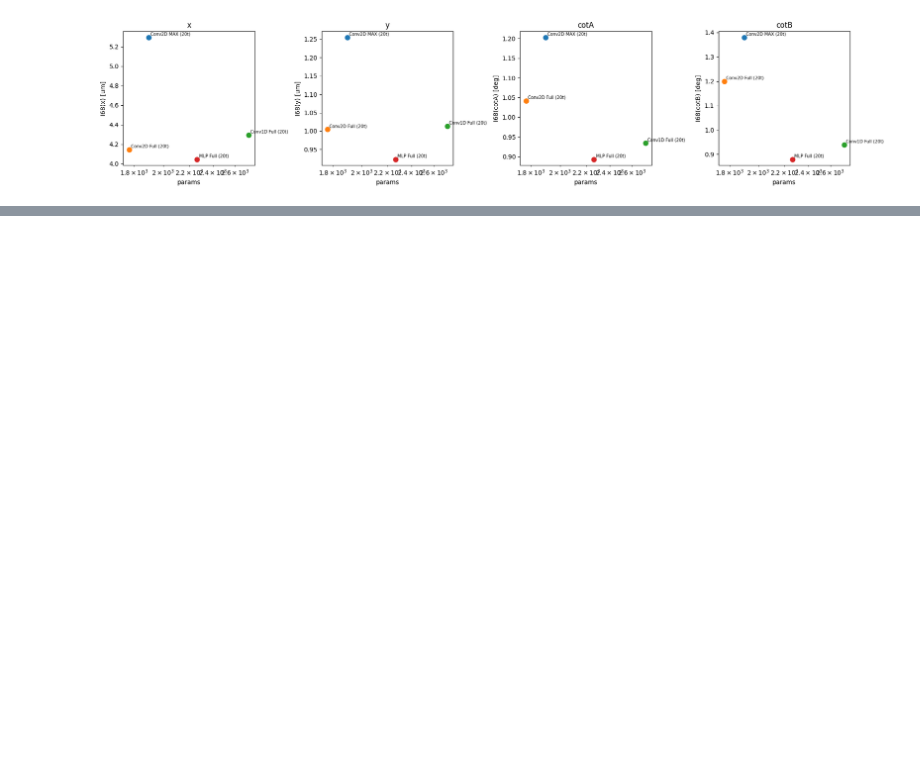
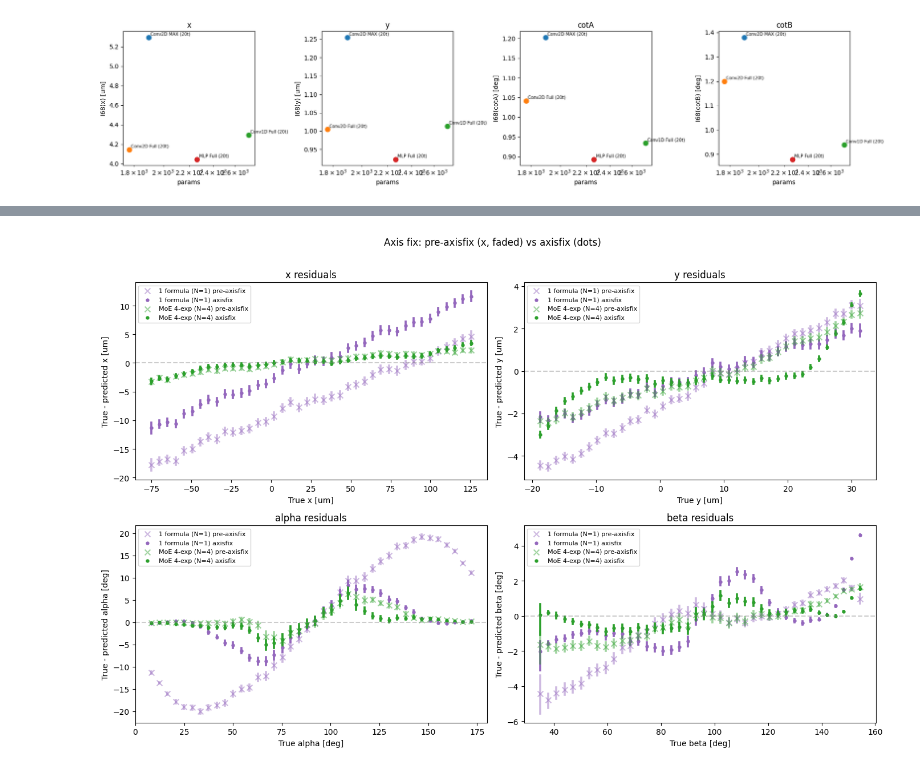
Before and after one commit to Kuang-Shiqi/smart-pixels-ml, a Jupyter notebook: compare_baselines_vs_symbolic.ipynb, the cells around one changed output, grey strips where cells are left out. Drawn from its saved outputs; the diff is of its cells as text; code cells hidden in the pictures; blank space fills up the shorter version.

```diff
--- a/compare_baselines_vs_symbolic.ipynb
+++ b/compare_baselines_vs_symbolic.ipynb
@@ -300,0 +346,98 @@ else:
+# %%
+#==============================================================================
+# A. AXIS FIX ONLY -- pre-axisfix vs axisfix. Nothing else on these plots.
+#    Self-contained: runs on its own, does not need the cells above.
+#==============================================================================
+import os, json, glob
+import numpy as np
+import pandas as pd
+import matplotlib.pyplot as plt
+import seaborn as sns
+
+SYM = "/depot/cms/private/users/kuang14/Smart_Pixel"
+AXIS_PAIRS = [
+    dict(name="1 formula (N=1)", color="tab:purple",
+         before=f"{SYM}/symbolic_ablation_nexp1", after=f"{SYM}/symbolic_axisfix_nexp1"),
+    dict(name="MoE 4-exp (N=4)", color="tab:green",
+         before=f"{SYM}/symbolic_ablation_nexp4", after=f"{SYM}/symbolic_axisfix_nexp4"),
+]
+AXIS_OUT = None          # e.g. "./plots_axisfix" to save PNGs, or None
+
+VARS = [("x", "x", "um"), ("y", "y", "um"), ("cotA", "alpha", "deg"), ("cotB", "beta", "deg")]
+
+def _load(d):
+    pq = sorted(glob.glob(os.path.join(d, "*_vars.parquet")))
+    assert pq, f"no *_vars.parquet in {d}"
+    ls = json.load(open(os.path.join(d, "labels_scale.json")))["labels_scale"]
+    return pd.read_parquet(pq[0]), np.asarray(ls, float)
+
+def _phys(df, ls, var):
+    """(true, pred) in physical units -- um for x/y, DEGREES for the angles."""
+    i = {"x": 0, "y": 1, "cotA": 2, "cotB": 3}[var]
+    if var in ("x", "y"):
+        return df[var + "true"].values * ls[i], df[var].values * ls[i]
+    deg = lambda c: np.degrees(np.arctan2(1.0, np.asarray(c, float)))
+    return deg(df[var + "true"].values * ls[i]), deg(df[var].values * ls[i])
+
+def _i68(r):
+    r = np.sort(np.asarray(r)[np.isfinite(r)])
+    n = len(r); k = int(np.ceil(0.68 * n))
+    return (r[-1] - r[0]) / 2.0 if k >= n else (r[k:] - r[:n - k]).min() / 2.0
+
+# ---- load ----
+runs = []
+for p in AXIS_PAIRS:
+    for stage, key, ls_style in [("before", "before", "--"), ("after", "after", "-")]:
+        if not os.path.isdir(p[key]):
+            print("MISSING (skipped):", p[key]); continue
+        df, ls = _load(p[key])
+        runs.append(dict(family=p["name"], stage=stage, df=df, ls=ls, color=p["color"],
+                         lstyle=ls_style, dir=p[key],
+                         label=f"{p['name']} {'pre-axisfix' if stage == 'before' else 'axisfix'}"))
+assert runs, "nothing loaded"
+
+# ---- (1) slot-vs-truth correlation: the diagnostic that catches a swap ----
+print("slot-vs-truth correlations  (on-axis value should dominate; swapped slot -> ~0.00)")
+print(f"{'run':<34s}{'corr(x_slot,xt)':>17s}{'corr(x_slot,yt)':>17s}"
+      f"{'corr(y_slot,xt)':>17s}{'corr(y_slot,yt)':>17s}")
+for r in runs:
+    d = r["df"]
+    c = lambda a, b: np.corrcoef(d[a].values, d[b].values)[0, 1]
+    print(f"{r['label']:<34s}{c('x','xtrue'):>17.3f}{c('x','ytrue'):>17.3f}"
+          f"{c('y','xtrue'):>17.3f}{c('y','ytrue'):>17.3f}")
+
+# ---- (2) residual panels, before (dashed/open) vs after (solid) ----
+fig, axes = plt.subplots(2, 2, figsize=(14, 9))
+for (var, nm, unit), ax in zip(VARS, axes.ravel()):
+    for r in runs:
+        t, p = _phys(r["df"], r["ls"], var)
+        sns.regplot(x=t, y=t - p, x_bins=np.linspace(t.min(), t.max(), 40), fit_reg=None,
+                    marker="." if r["stage"] == "after" else "x", ax=ax, color=r["color"],
+                    scatter_kws=dict(alpha=1.0 if r["stage"] == "after" else 0.45),
+                    label=r["label"])
+    ax.axhline(0, alpha=0.4, ls="dashed", color="gray")
+    ax.set_xlabel(f"True {nm} [{unit}]"); ax.set_ylabel(f"True - predicted {nm} [{unit}]")
+    ax.set_title(f"{nm} residuals"); ax.legend(fontsize=8)
+fig.suptitle("Axis fix: pre-axisfix (x, faded) vs axisfix (dots)", y=1.01)
+plt.tight_layout()
+if AXIS_OUT:
+    os.makedirs(AXIS_OUT, exist_ok=True)
+    plt.savefig(os.path.join(AXIS_OUT, "axisfix_residuals.png"), dpi=300, bbox_inches="tight")
+plt.show()
+
+# ---- (3) I68 before -> after ----
+rows = []
+for r in runs:
+    for var, nm, unit in VARS:
+        t, p = _phys(r["df"], r["ls"], var)
+        rows.append(dict(family=r["family"], stage=r["stage"], var=nm, unit=unit,
+                         I68=_i68(t - p)))
+tab = pd.DataFrame(rows).pivot_table(index=["family", "var", "unit"], columns="stage", values="I68")
+tab = tab.reindex(columns=["before", "after"])
+tab["ratio_after/before"] = tab["after"] / tab["before"]
+tab["better?"] = np.where(tab["ratio_after/before"] < 1, "yes", "no")
+print("\nI68 (paper metric, half-width of the minimal 68% interval):")
+print(tab.to_string(float_format=lambda v: f"{v:8.3f}"))
+if AXIS_OUT:
+    tab.to_csv(os.path.join(AXIS_OUT, "axisfix_i68.csv"))
+# %% [output]
@@ -300,0 +450 @@ else:
+[figure, added]
```
Also changed, not shown: parts of 10 cells of this notebook, 11 other files.
